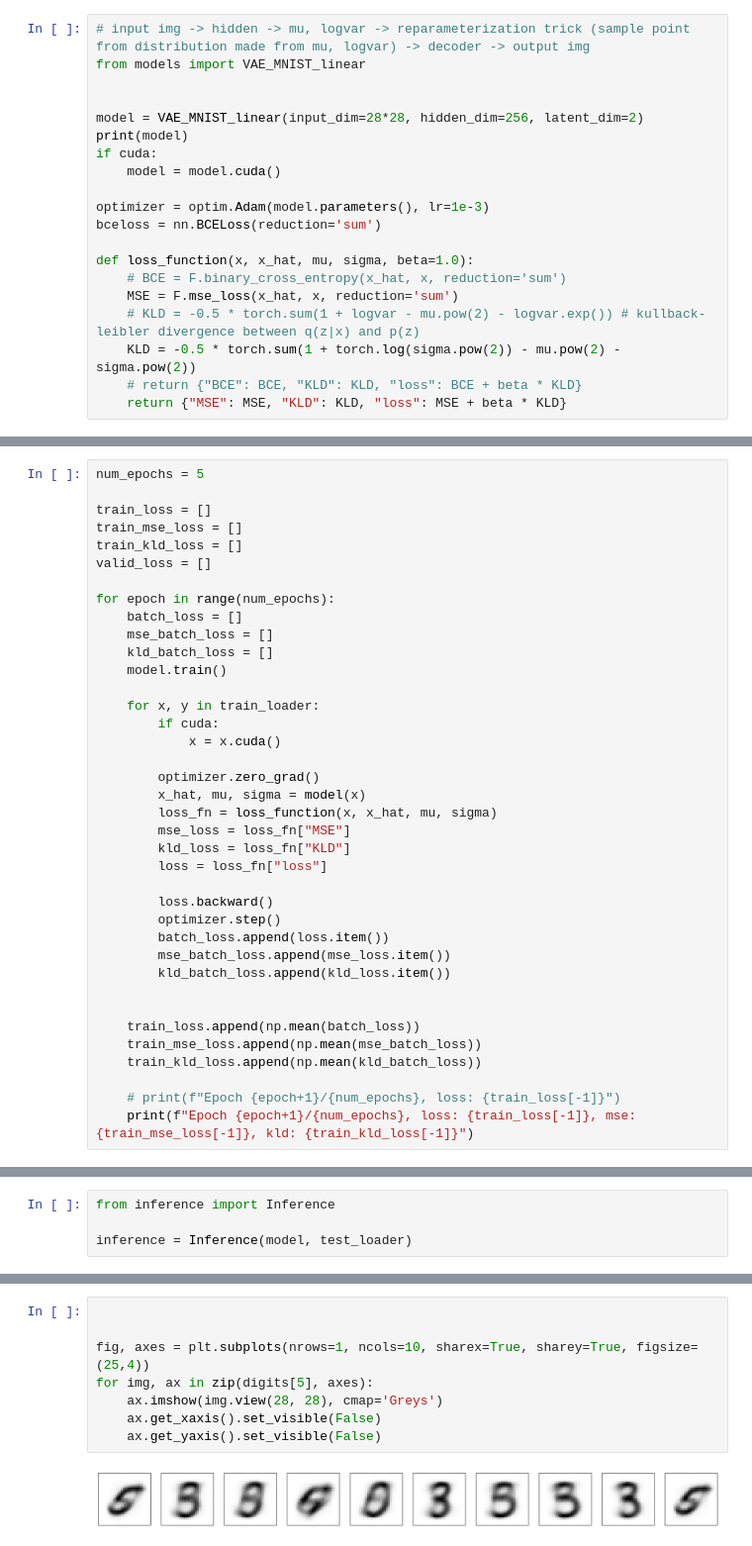
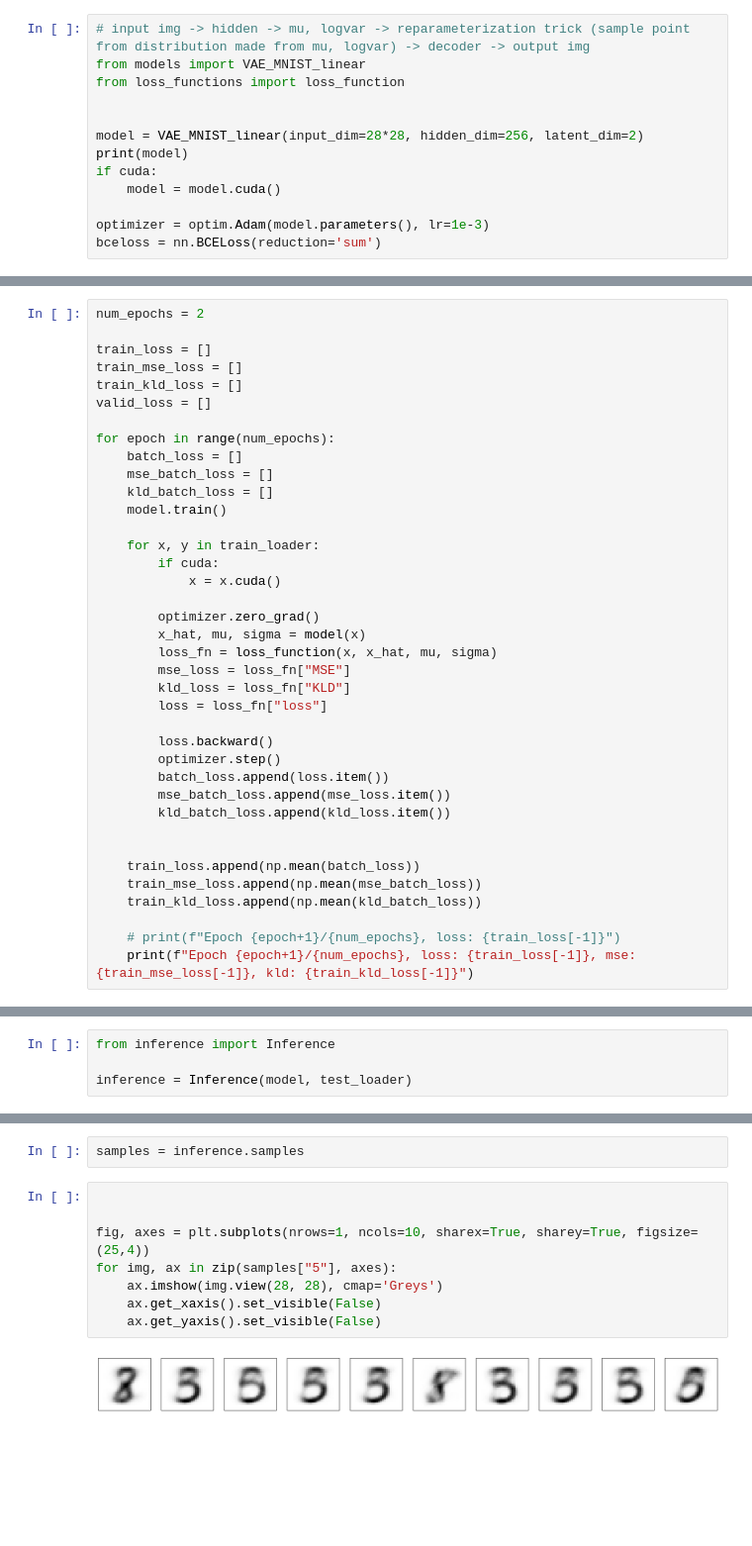
Before and after one commit to Ottohesten/02466-Cell-Profiling, a Jupyter notebook: variational_autoencoder.ipynb, the cells around one changed output, grey strips where cells are left out. Shown at 99% size. Cells and saved outputs as stored; diff of their text form; blank space fills up the shorter version.

Commit message:
moved loss_function into separate file

```diff
--- a/variational_autoencoder.ipynb
+++ b/variational_autoencoder.ipynb
@@ -49,6 +49,7 @@ torch.Size([64, 784]) torch.Size([64])
 # %%
 # input img -> hidden -> mu, logvar -> reparameterization trick (sample point from distribution made from mu, logvar) -> decoder -> output img
 from models import VAE_MNIST_linear
+from loss_functions import loss_function
 
 
 model = VAE_MNIST_linear(input_dim=28*28, hidden_dim=256, latent_dim=2)
@@ -58,14 +59,6 @@ if cuda:
 
 optimizer = optim.Adam(model.parameters(), lr=1e-3)
 bceloss = nn.BCELoss(reduction='sum')
-
-def loss_function(x, x_hat, mu, sigma, beta=1.0):
-    # BCE = F.binary_cross_entropy(x_hat, x, reduction='sum')
-    MSE = F.mse_loss(x_hat, x, reduction='sum')
-    # KLD = -0.5 * torch.sum(1 + logvar - mu.pow(2) - logvar.exp()) # kullback-leibler divergence between q(z|x) and p(z)
-    KLD = -0.5 * torch.sum(1 + torch.log(sigma.pow(2)) - mu.pow(2) - sigma.pow(2))
-    # return {"BCE": BCE, "KLD": KLD, "loss": BCE + beta * KLD}
-    return {"MSE": MSE, "KLD": KLD, "loss": MSE + beta * KLD}
 # %% [output]
 VAE_MNIST_linear(
   (encoder): Sequential(
@@ -104,7 +97,7 @@ x_hat.shape: torch.Size([64, 784])
 # %% [markdown]
 ## Training
 # %%
-num_epochs = 5
+num_epochs = 2
 
 train_loss = []
 train_mse_loss = []
@@ -181,10 +169,12 @@ digits = inference.digits
+# %%
+samples = inference.samples
 # %%
 
 
 fig, axes = plt.subplots(nrows=1, ncols=10, sharex=True, sharey=True, figsize=(25,4))
-for img, ax in zip(digits[5], axes):
+for img, ax in zip(samples["5"], axes):
     ax.imshow(img.view(28, 28), cmap='Greys')
     ax.get_xaxis().set_visible(False)
     ax.get_yaxis().set_visible(False)
 # %% [output]
-[figure, old version]
+[figure, new version]
```
Also changed, not shown: parts of 5 cells of this notebook, 1 other file.
